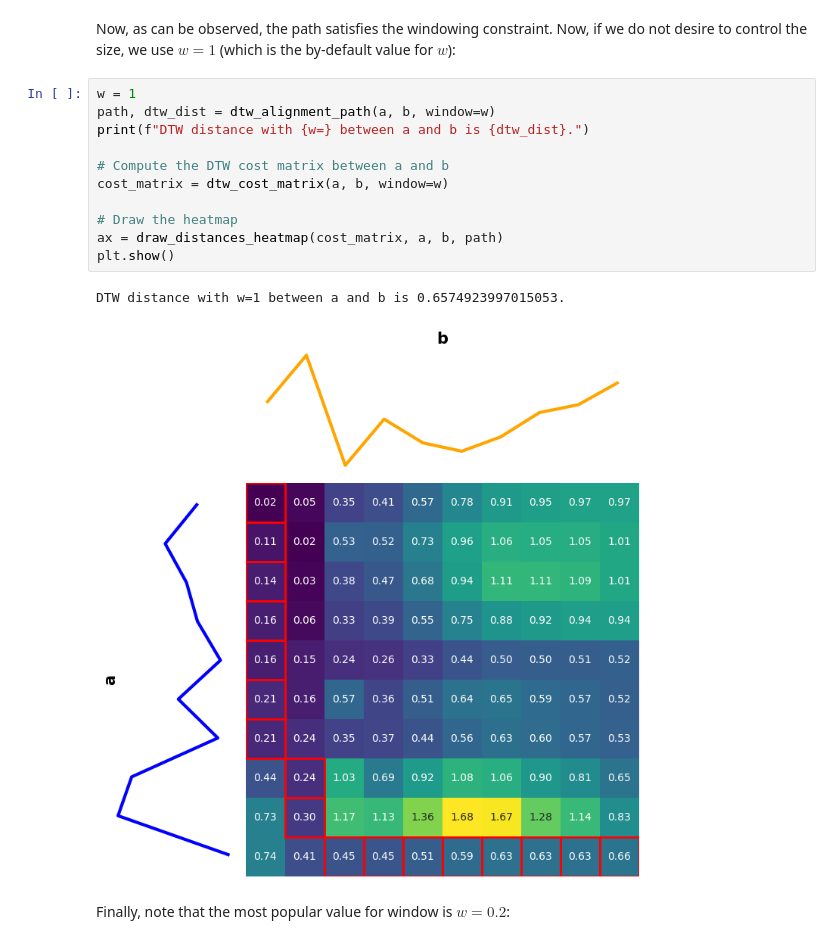
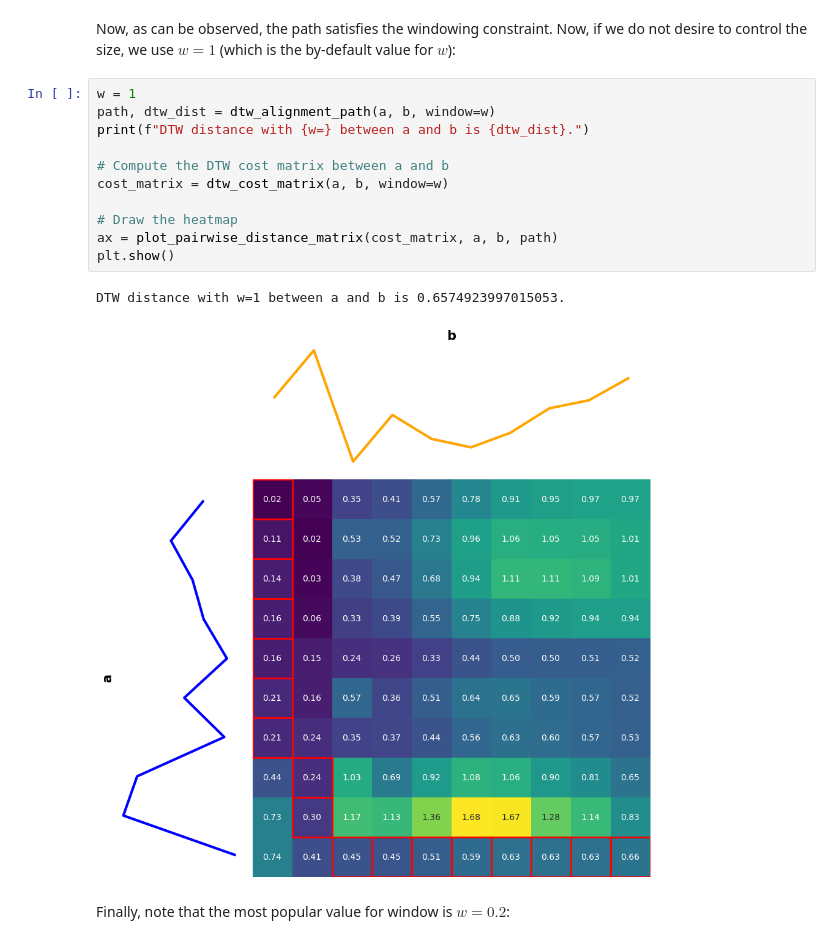
Before and after one commit to aeon-toolkit/aeon-tutorials, a Jupyter notebook: KDD-2024/Notebooks/part2_distance_based.ipynb, the cells around one changed output. Cells and saved outputs as stored; diff of their text form.

Commit message:
Some more changes to the distance notebooks, including EE and PF (#33)

```diff
--- a/KDD-2024/Notebooks/part2_distance_based.ipynb
+++ b/KDD-2024/Notebooks/part2_distance_based.ipynb
@@ -315,17 +272,17 @@ desire to control the size, we use $w=1$ (which is the by-default value for $w$)
 # %%
 w = 1
 path, dtw_dist = dtw_alignment_path(a, b, window=w)
 print(f"DTW distance with {w=} between a and b is {dtw_dist}.")
 
 # Compute the DTW cost matrix between a and b
 cost_matrix = dtw_cost_matrix(a, b, window=w)
 
 # Draw the heatmap
-ax = draw_distances_heatmap(cost_matrix, a, b, path)
+ax = plot_pairwise_distance_matrix(cost_matrix, a, b, path)
 plt.show()
 # %% [output]
 DTW distance with w=1 between a and b is 0.6574923997015053.
-[figure, old version]
+[figure, new version]
 # %% [markdown]
 Finally, note that the most popular value for window is $w=0.2$:
 # %%
```
Also changed, not shown: parts of 33 cells of this notebook.
